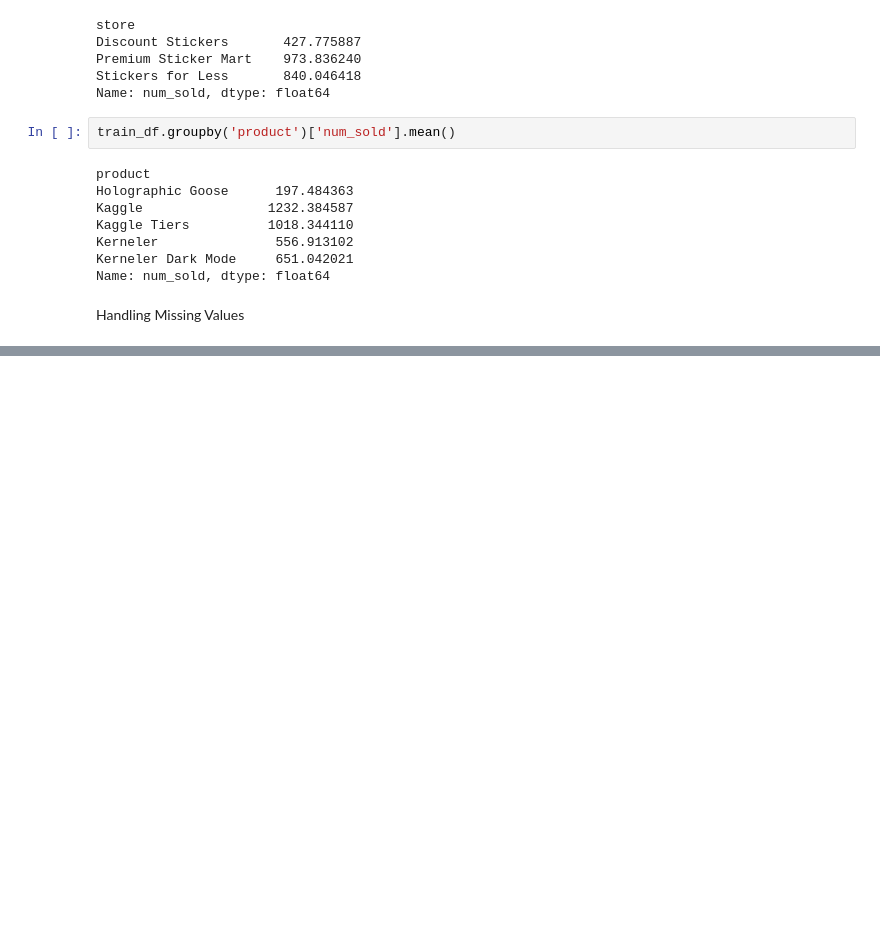
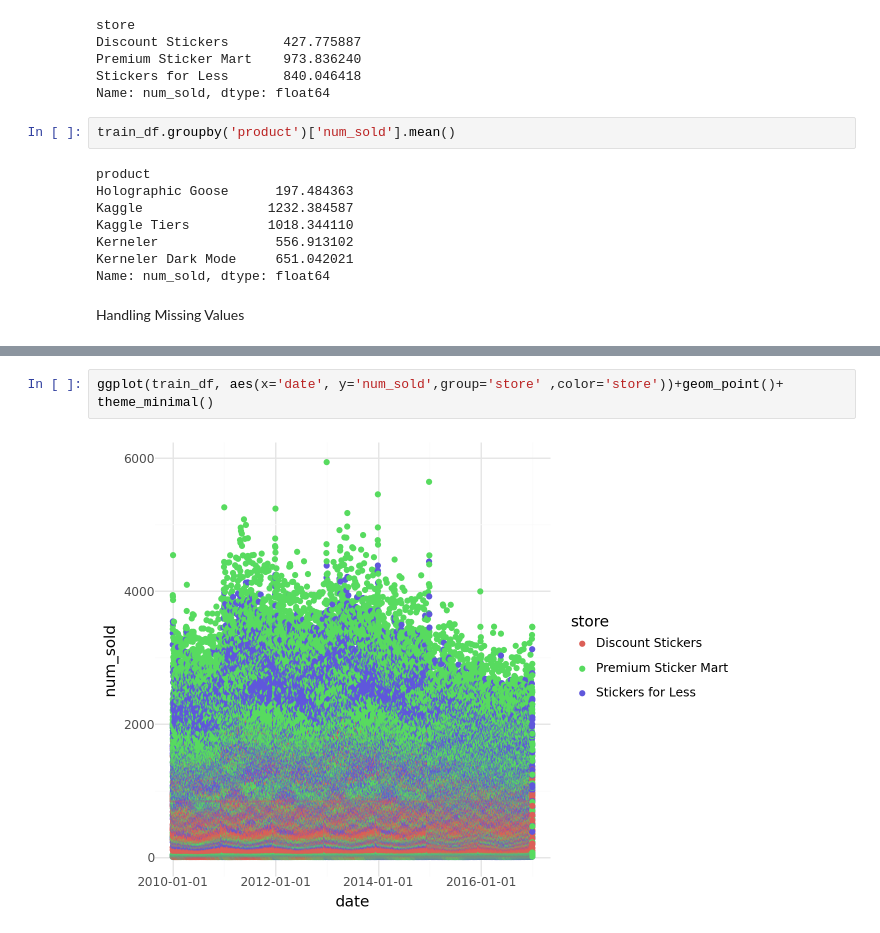
Before and after one commit to omjadhav9271/Forecasting-Sales, a Jupyter notebook: nb01.ipynb, the cells around one changed output, grey strips where cells are left out. Drawn from its saved outputs; the diff is of its cells as text; blank space fills up the shorter version.

```diff
--- a/nb01.ipynb
+++ b/nb01.ipynb
@@ -208,0 +224,4 @@ Handling Missing Values
+# %%
+ggplot(train_df, aes(x='date', y='num_sold',group='store' ,color='store'))+geom_point()+ theme_minimal()
+# %% [output]
+[figure, added]
```
Also changed, not shown: parts of 12 cells of this notebook.
